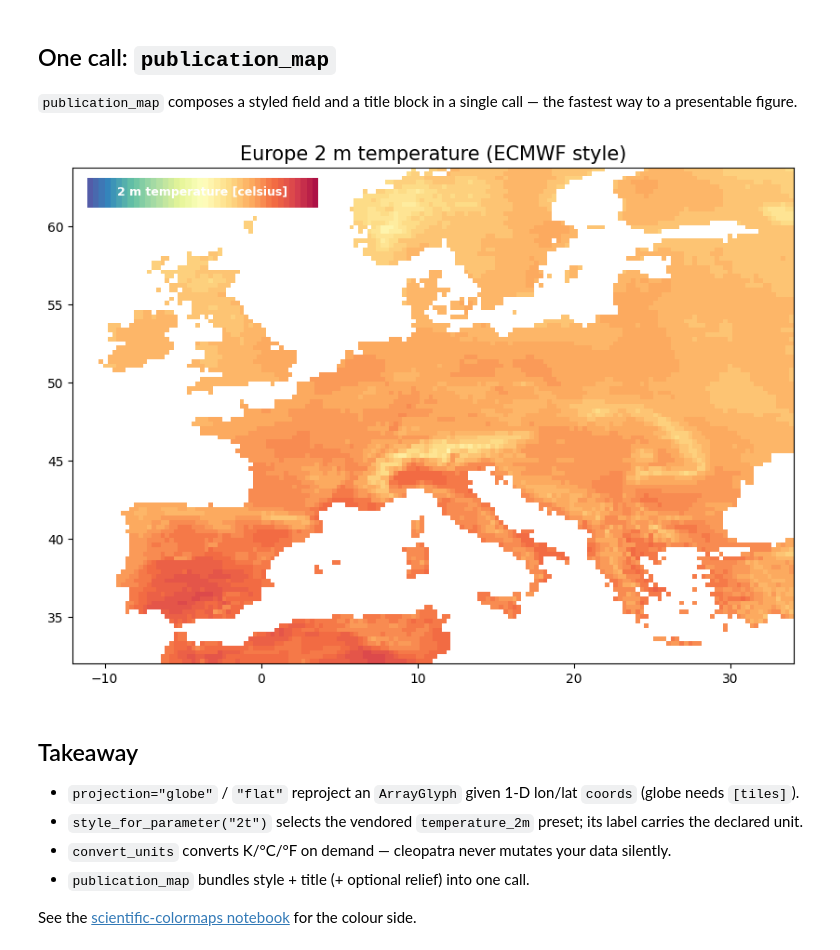
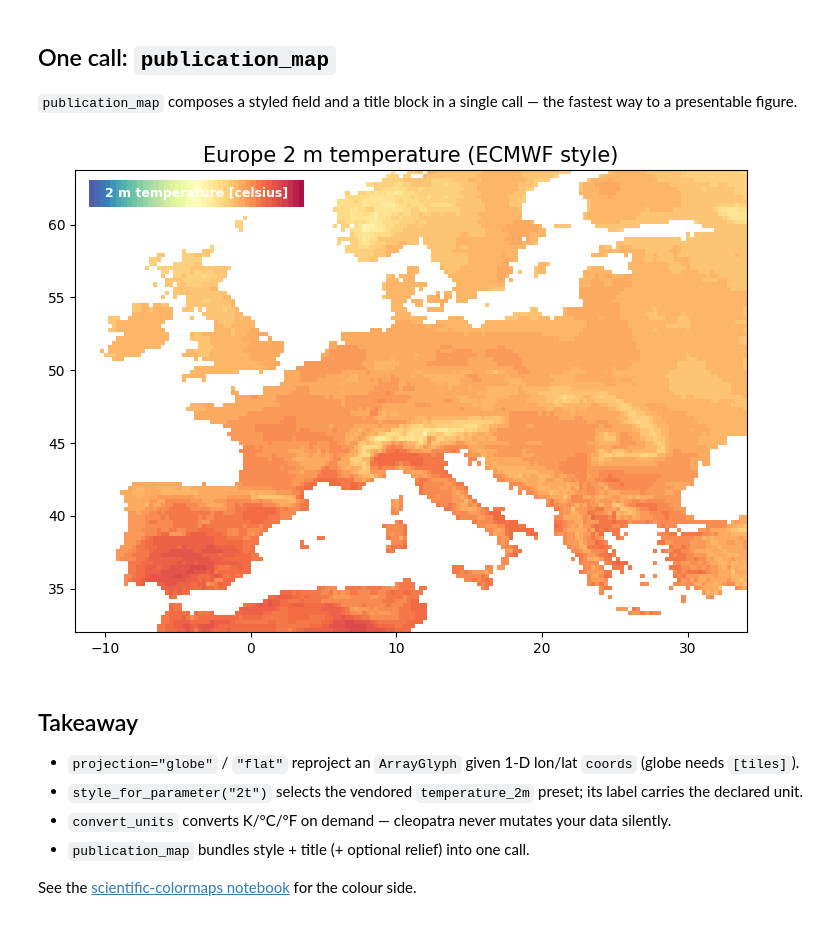
Before and after one commit to serapeum-org/cleopatra, a Jupyter notebook: docs/notebooks/projection/projection_examples.ipynb, the cells around one changed output. Drawn from its saved outputs; the diff is of its cells as text; code cells hidden in the pictures.

```diff
--- a/docs/notebooks/projection/projection_examples.ipynb
+++ b/docs/notebooks/projection/projection_examples.ipynb
@@ -83,12 +83,13 @@ max |round-trip error| = nan
 # %%
 fig, ax = publication_map(
     temperature,
     extent=[west, east, south, north],
     style="temperature_2m",
     title="Europe 2 m temperature (ECMWF style)",
+    figsize=(9, 6),
 )
 # %% [output]
-[figure, old version]
+[figure, new version]
 # %% [markdown]
 ## Takeaway
 
```
Also changed, not shown: parts of 3 cells of this notebook, 1 other file.
